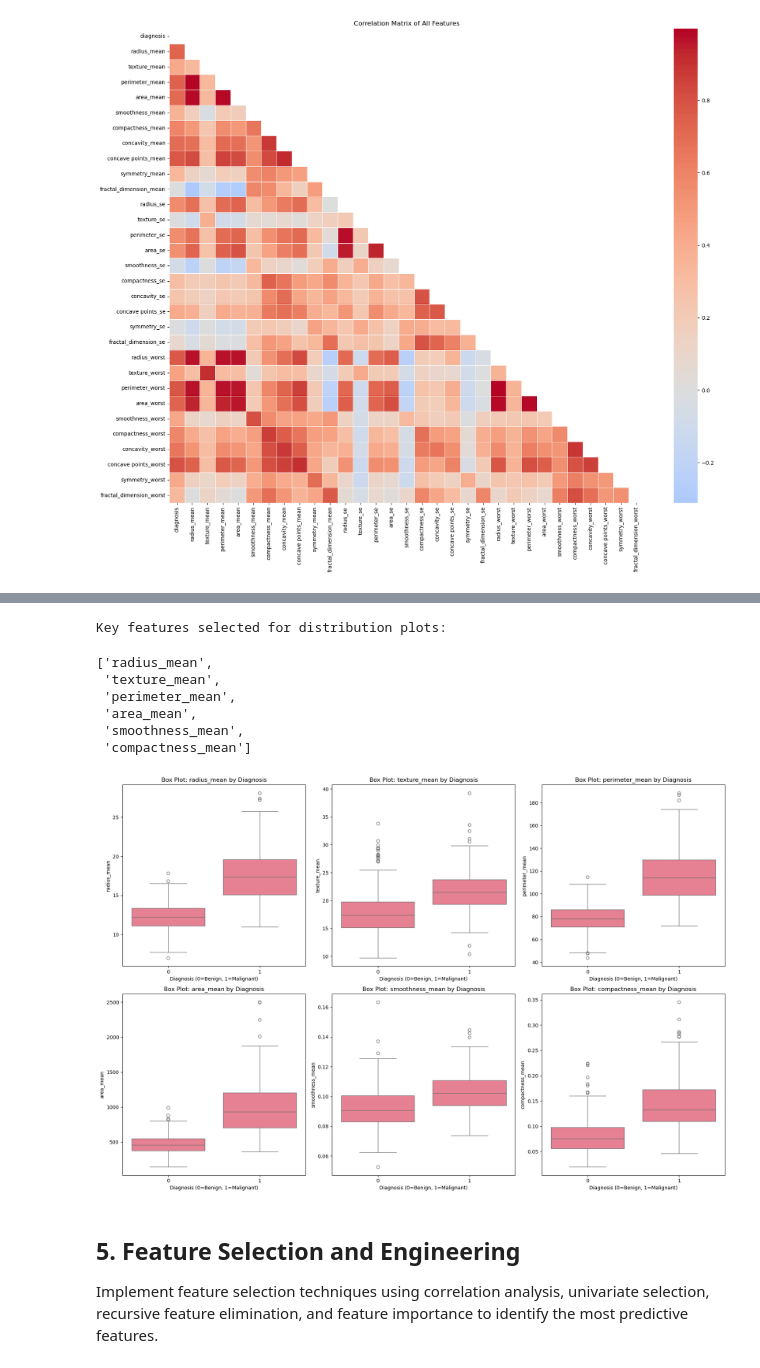
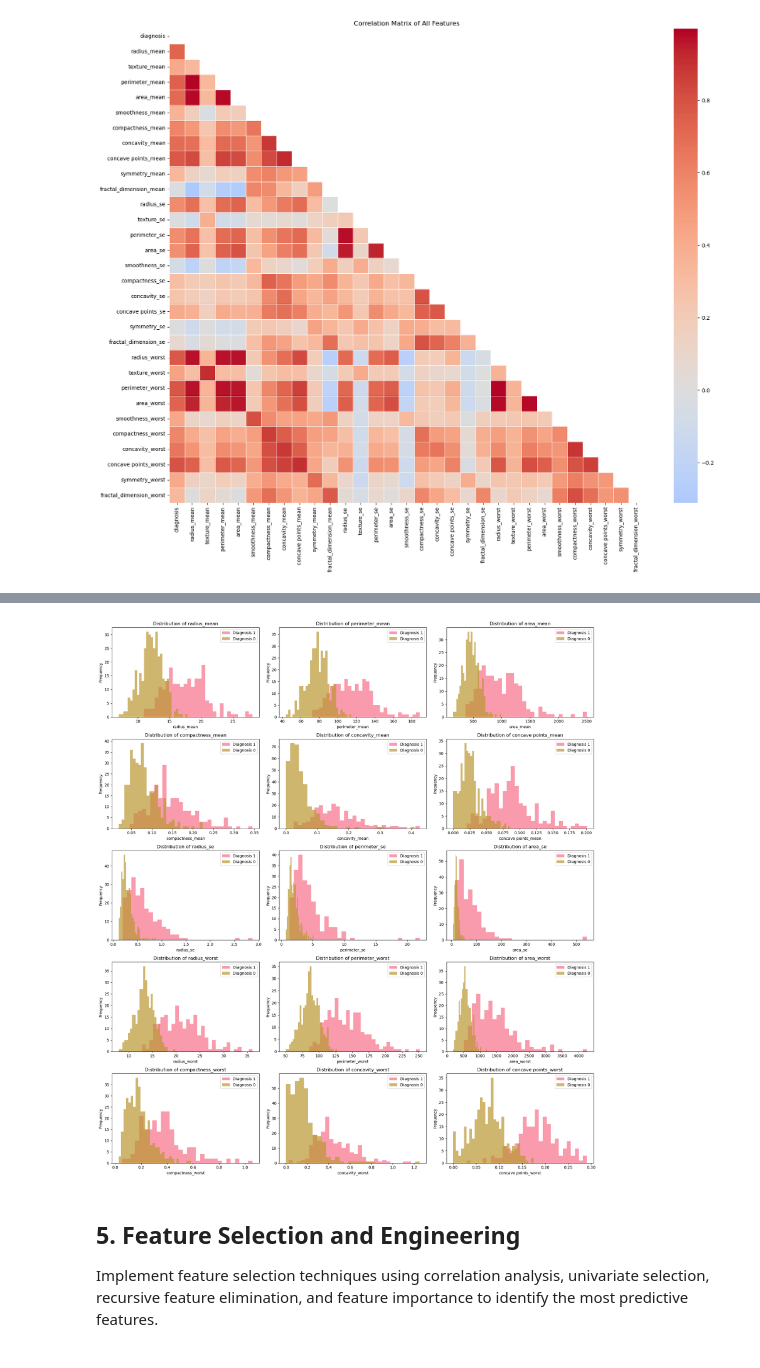
Before and after one commit to cristinalakasz/breast-cancer, a Jupyter notebook: breast_cancer_prediction2.ipynb, the cells around one changed output, grey strips where cells are left out. Drawn from its saved outputs; the diff is of its cells as text; code cells hidden in the pictures.

```diff
--- a/breast_cancer_prediction2.ipynb
+++ b/breast_cancer_prediction2.ipynb
@@ -372,3 +399,10 @@ plt.title('Correlation Matrix of All Features')
 plt.show()
 # %% [output]
 [figure]
+# %%
+# Features with high correlation with the target variable
+high_corr_features = correlation_matrix.index[abs(correlation_matrix['diagnosis']) > 0.5]
+print("\nFeatures with high correlation with the target variable:")
+for feature in high_corr_features:
+    if feature != 'diagnosis':
+        print(f"{feature}: {correlation_matrix['diagnosis'][feature]:.2f}")
@@ -375,14 +426,24 @@ plt.show()
 # %%
-# Distribution of key features
-# Select a few important features for visualization
-key_features = [col for col in df.columns if 'mean' in col][:6]  # First 6 mean features
-print("Key features selected for distribution plots:")
-key_features
+# Plotting distributions of the 15 features with high correlation with the target variable
+fig, axes = plt.subplots(5, 3, figsize=(18, 20))
+axes = axes.ravel()
+
+features = [f for f in high_corr_features if f != 'diagnosis']
+
+for i, feature in enumerate(features):
+    if feature in df.columns:
+        for diagnosis in df['diagnosis'].unique():
+            subset = df[df['diagnosis'] == diagnosis]
+            axes[i].hist(subset[feature], alpha=0.7,
+                        label=f'Diagnosis {diagnosis}', bins=30)
+        axes[i].set_title(f'Distribution of {feature}')
+        axes[i].set_xlabel(feature)
+        axes[i].set_ylabel('Frequency')
+        axes[i].legend()
+
+# Adjust layout with increased vertical spacing
+plt.subplots_adjust(hspace=0.6, wspace=0.3)
+plt.tight_layout()
+plt.show()
 # %% [output]
-Key features selected for distribution plots:
-['radius_mean',
- 'texture_mean',
- 'perimeter_mean',
- 'area_mean',
- 'smoothness_mean',
- 'compactness_mean']
+[figure, added]
@@ -408,18 +450,3 @@ plt.show()
-# %%
-# Box plots for feature comparison
-fig, axes = plt.subplots(2, 3, figsize=(18, 12))
-axes = axes.ravel()
-
-for i, feature in enumerate(key_features):
-    if feature in df.columns:
-        sns.boxplot(data=df, x='diagnosis', y=feature, ax=axes[i])
-        axes[i].set_title(f'Box Plot: {feature} by Diagnosis')
-        axes[i].set_xlabel('Diagnosis (0=Benign, 1=Malignant)')
-
-plt.tight_layout()
-plt.show()
-# %% [output]
-[figure, old version]
 # %% [markdown]
 ## 5. Feature Selection and Engineering
 
```
Also changed, not shown: parts of 4 cells of this notebook.
